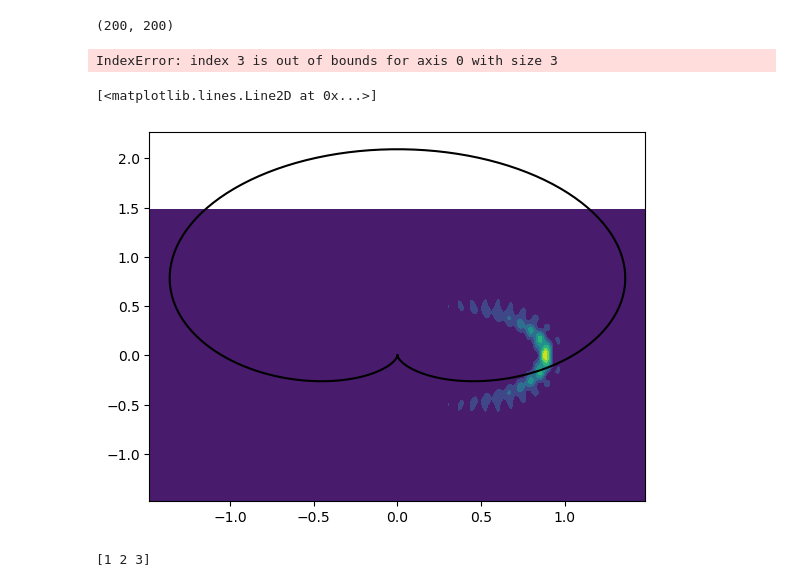
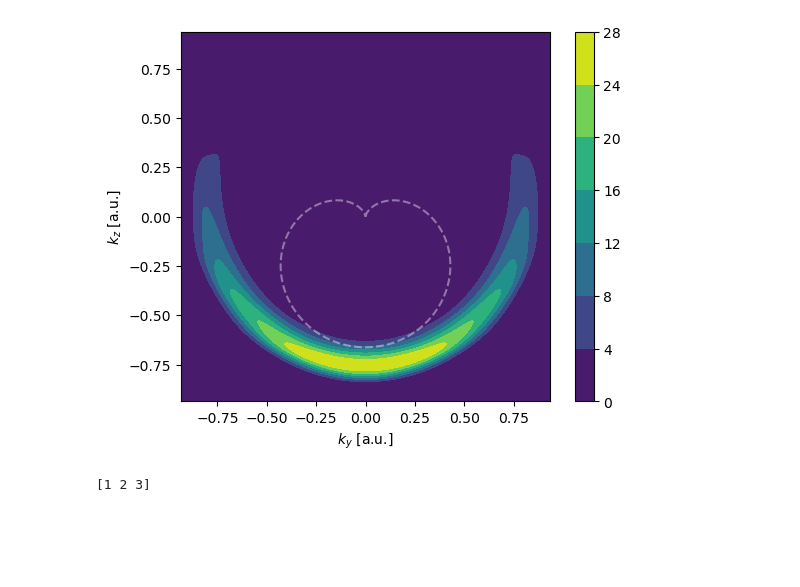
Before and after one commit to nrneubert/UFS, a Jupyter notebook: main_vectorized.ipynb, the cells around one changed output. Drawn from its saved outputs; the diff is of its cells as text; code cells hidden in the pictures; blank space fills up the shorter version.

```diff
--- a/main_vectorized.ipynb
+++ b/main_vectorized.ipynb
@@ -11,8 +11,8 @@ Constants
 # --> Pulse <--
 wl = 0.057                      # au
 epsilon = 1
-intensity = 10e14 / 3.51e16     # au
-phi = 0
+intensity = 10e13 / 3.51e16     # au
+phi = np.pi
 Nc = 1
 T = Nc * 2*np.pi/wl
 
@@ -74,11 +74,11 @@ def get_alpha_and_betas(tps: np.array, t0: float, N: int) :
 def ground_state_fourier(k: np.array) :
     return 2**(5/2)/(2*np.pi) * 1/( np.dot(k,k) +1)**2
 
-def matrix_element(t: float, t0: float, k_range: np.array, N: int) :
+def matrix_element(t: float, t0: float, k_range: np.array, N: int, time_N: int) :
     # Time grid
-    ts = np.linspace(t0, t, N)
+    ts = np.linspace(t0, t, time_N)
     # Precompute alpha and beta
-    alphas, betas = get_alpha_and_betas(ts, t0, N)
+    alphas, betas = get_alpha_and_betas(ts, t0, time_N)
     A_tgrid = A(ts) # each column is Ax(t1), Ay(t1), Az(t1)
 
     # k-vectors
@@ -96,7 +96,7 @@ def matrix_element(t: float, t0: float, k_range: np.array, N: int) :
 
             state = np.exp( -1j*0.5*k2*(ts-t0)
                            + 1j*np.dot(alphas, k_vector)
-                           + 1j*0.5*betas ) * time_evolution(t, t0)
+                           + 1j*0.5*betas ) * time_evolution(ts, t0)
 
             integrand = prod * state
 
@@ -107,4 +107,4 @@ def matrix_element(t: float, t0: float, k_range: np.array, N: int) :
 
             result[i,j] = np.abs(res)**2
 
-    return A_tgrid, k_ys, k_zs, result
+    return ts, A_tgrid, k_ys, k_zs, result
@@ -141,23 +111,30 @@ print(alphas)
 # %%
 
-threshold = 1*np.sqrt(Up)
-A_ts, k_ys, k_zs, matrix = matrix_element(t=T, t0=0.0, k_range=[-threshold, threshold], N=200)
+threshold = 2.0*np.sqrt(Up)
+ts, A_ts, k_ys, k_zs, matrix = matrix_element(t=T, t0=0.0, k_range=[-threshold, threshold], N=200, time_N=1000)
-# %%
-print(matrix.shape)
-print(A_ts[3])
-# %% [output]
-(200, 200)
-IndexError: index 3 is out of bounds for axis 0 with size 3
-# %%
-Y, Z = np.meshgrid(k_ys, k_zs)
-
-fig, ax = plt.subplots()
-
-ax.contourf(Y, Z, matrix)
-ax.plot(-A_ts[1], -A_ts[2], 'k-')
-# %% [output]
-[<matplotlib.lines.Line2D at 0x...>]
-[figure, removed]
+# %%
+Z, Y = np.meshgrid(k_ys, k_zs)
+
+fig, ax = plt.subplots()
+
+A2 = np.sum(A_ts**2, axis=0)
+
+A_ys = - A_ts[1]
+A_zs = - A_ts[2]
+
+ax.plot(A_ys, A_zs, 'w--', alpha=0.4)
+ax.contourf(Y, Z, matrix)
+
+ax.set_xlabel("$k_y$ [a.u.]")
+ax.set_ylabel("$k_z$ [a.u.]")
+
+# Store the contourf object
+cf = ax.contourf(Y, Z, matrix)
+fig.colorbar(cf, ax=ax)
+
+ax.set_aspect('equal')
+# %% [output]
+[figure, added]
 # %%
 x = np.array([[1,1,1,1],
               [2,2,2,2],
```
Also changed, not shown: parts of 1 cell of this notebook.
